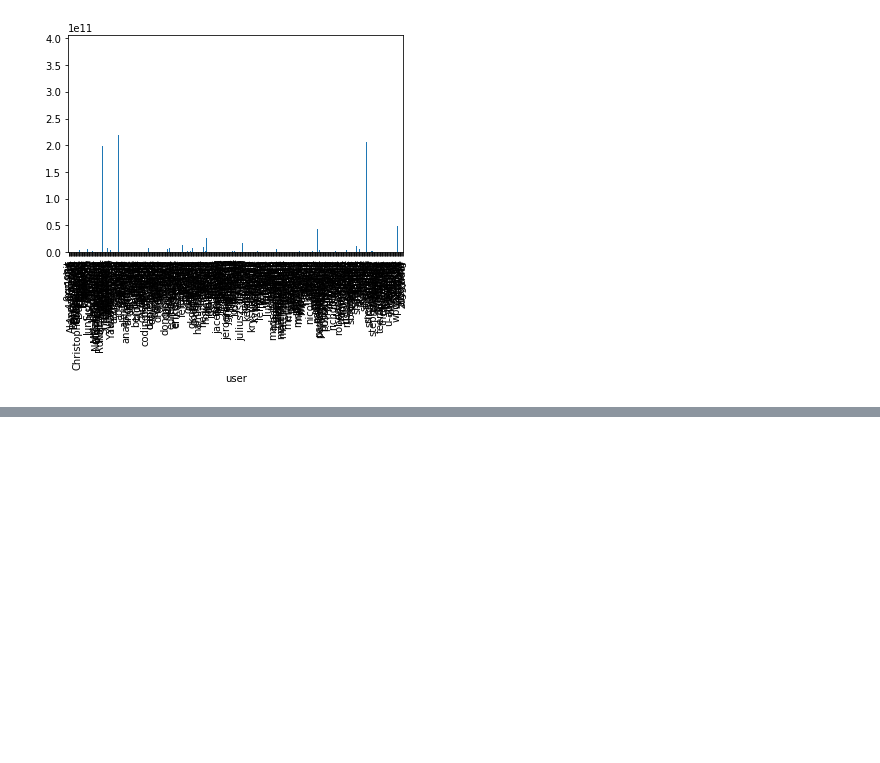
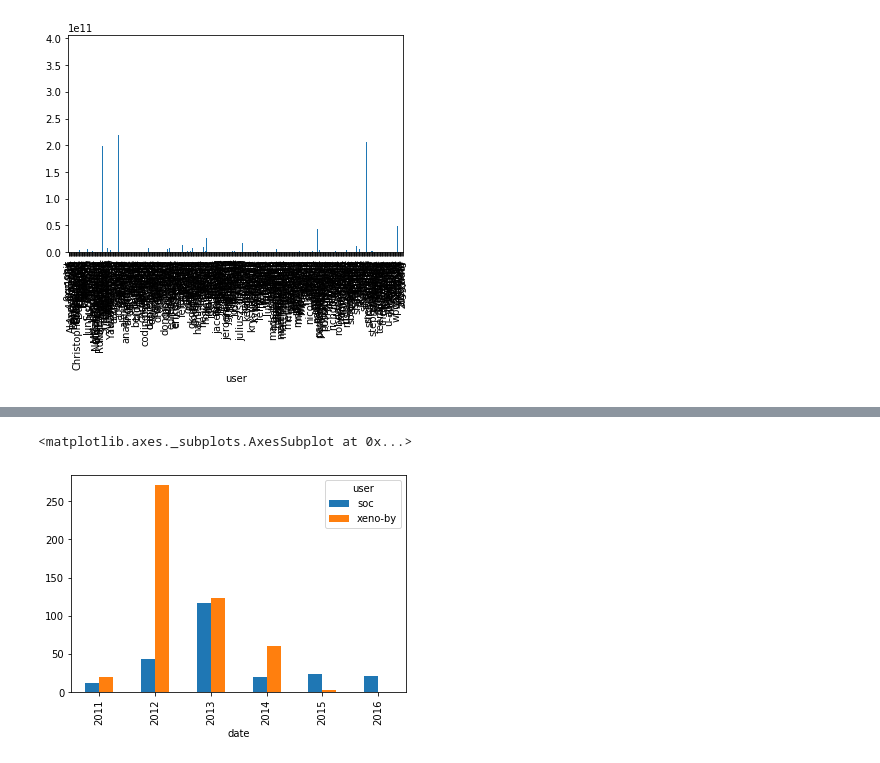
Before and after one commit to Sembofer/The_Github_history_of_the_Scala_language, a Jupyter notebook: the_Github_history_of_the_Scala_language.ipynb, the cells around one changed output, grey strips where cells are left out. Saved outputs shown, nothing was run; the diff lists cells and outputs as text; code cells hidden in the pictures; blank space fills up the shorter version.

```diff
--- a/the_Github_history_of_the_Scala_language.ipynb
+++ b/the_Github_history_of_the_Scala_language.ipynb
@@ -85,0 +171,20 @@ by_user.plot(kind='bar')
+# %%
+%matplotlib inline
+
+# The developers we are interested in
+authors = ['xeno-by', 'soc']
+
+# Get all the developers' pull requests
+by_author = pulls[pulls['user'].isin(authors)]
+
+# Count the number of pull requests submitted each year
+counts = by_author.groupby([by_author['user'], by_author['date'].dt.year]).agg({'pid': 'count'}).reset_index()
+
+# Convert the table to a wide format
+counts_wide = counts.pivot_table(index='date', columns='user', values='pid', fill_value=0)
+
+# Plot the results
+counts_wide.plot(kind='bar')
+# %% [output]
+<matplotlib.axes._subplots.AxesSubplot at 0x...>
+[figure, added]
```
Also changed, not shown: parts of 9 cells of this notebook.
